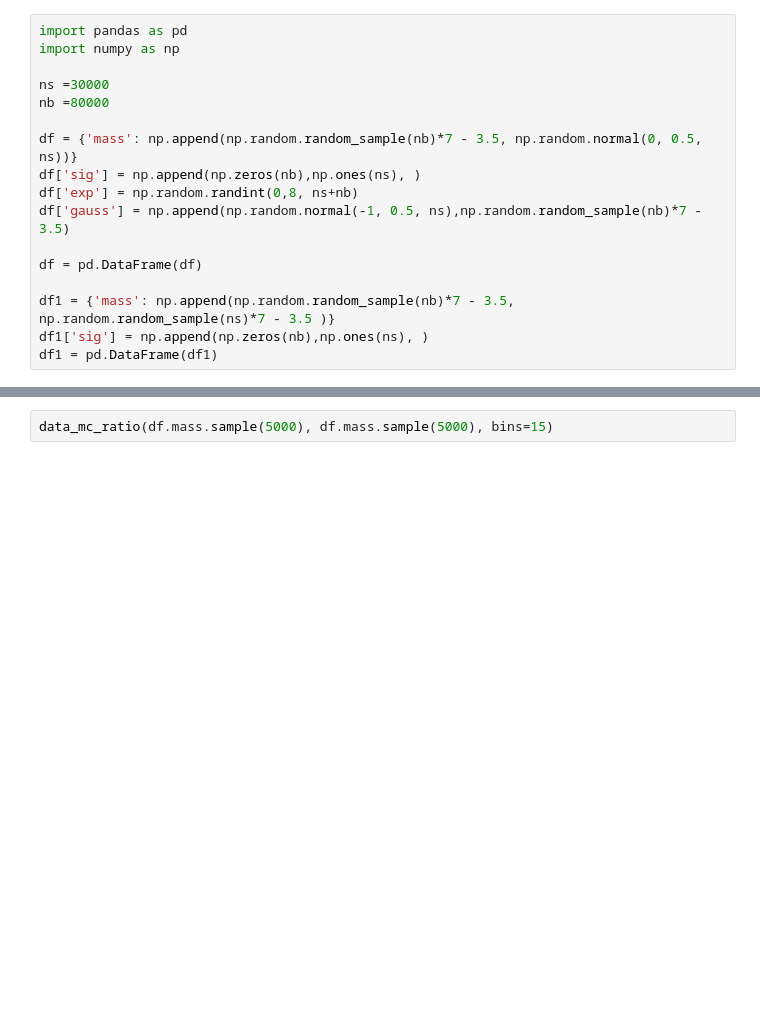
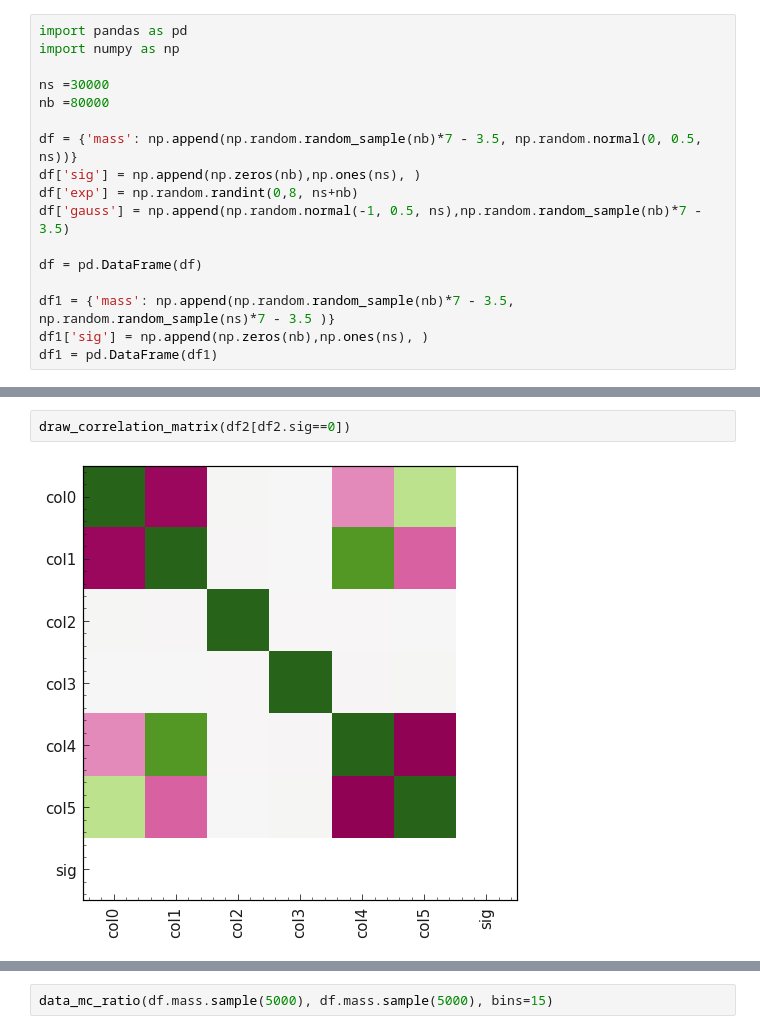
Before and after one commit to simonUU/b2plot, a Jupyter notebook: examples/Introduction.ipynb, the cells around one changed output, grey strips where cells are left out. Saved outputs shown, nothing was run; the diff lists cells and outputs as text; blank space fills up the shorter version.

```diff
--- a/examples/Introduction.ipynb
+++ b/examples/Introduction.ipynb
@@ -37,0 +112,4 @@ from b2plot.analysis import data_mc_ratio, plot_flatness, profile
+# %%
+draw_correlation_matrix(df2[df2.sig==0])
+# %% [output]
+[figure, added]
```
Also changed, not shown: parts of 19 cells of this notebook, 5 other files.
